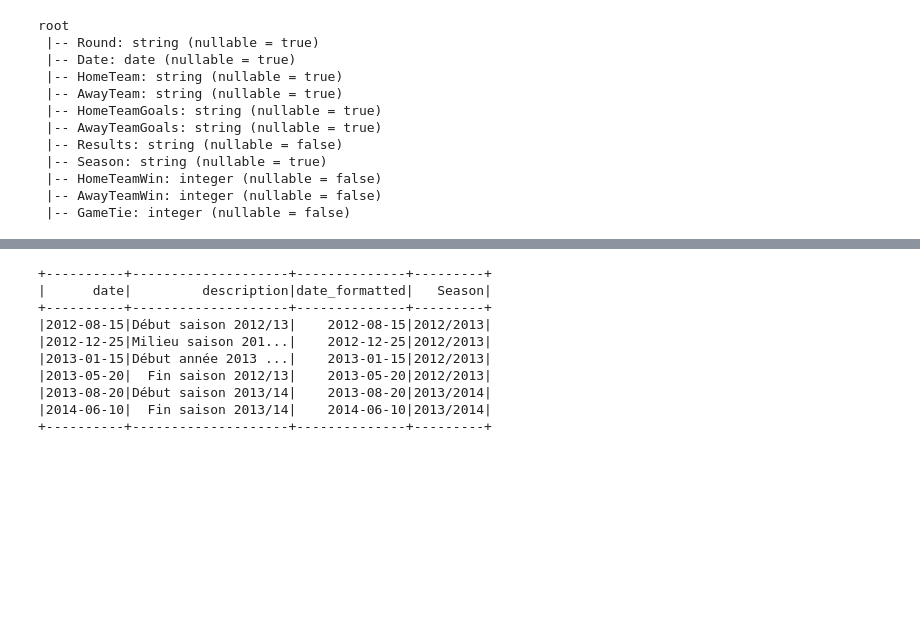
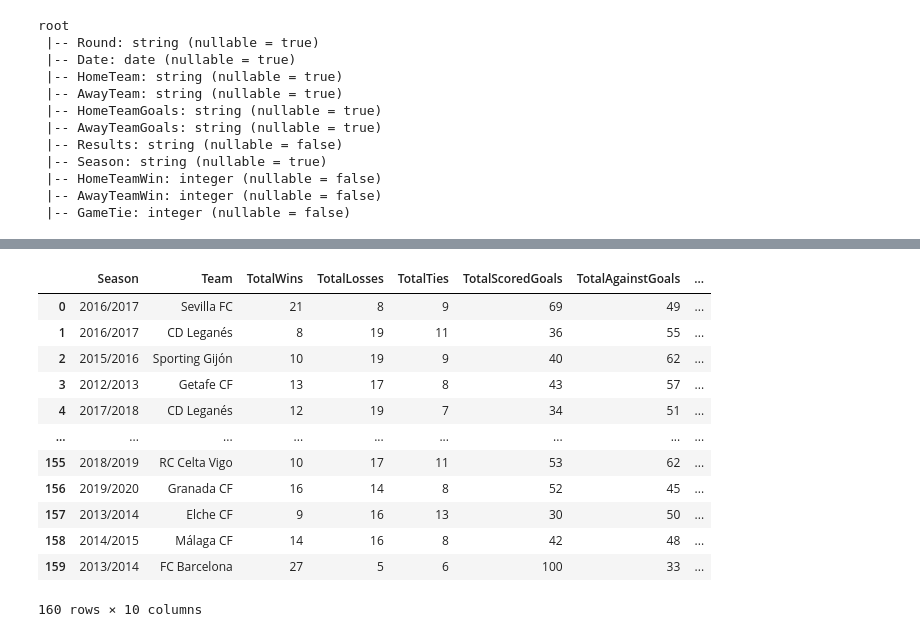
Before and after one commit to mojkej/football_es, a Jupyter notebook: football_es.ipynb, the cells around one changed output, grey strips where cells are left out. Saved outputs shown, nothing was run; the diff lists cells and outputs as text; code cells hidden in the pictures; blank space fills up the shorter version.

```diff
--- a/football_es.ipynb
+++ b/football_es.ipynb
@@ -436,40 +428,19 @@ df_processed.toPandas()
-# %%
-from pyspark.sql import SparkSession
-from pyspark.sql import functions as F
-
-# Données de test avec différentes dates
-test_data = [
-    ("2012-08-15", "Début saison 2012/13"),
-    ("2012-12-25", "Milieu saison 2012/13"),
-    ("2013-01-15", "Début année 2013 - toujours saison 2012/13"),
-    ("2013-05-20", "Fin saison 2012/13"),
-    ("2013-08-20", "Début saison 2013/14"),
-    ("2014-06-10", "Fin saison 2013/14")
-]
-
-columns = ["date", "description"]
-df_test = spark.createDataFrame(test_data, columns)
-
-# Appliquer la logique des saisons
-df_result = (df_test
-             .withColumn("date_formatted", F.to_date(F.col("date"), "yyyy-MM-dd"))
-             .withColumn("Season",
-                         F.when(F.month(F.col("date_formatted")) >= 8,
-                                F.concat(F.year(F.col("date_formatted")), F.lit("/"), (F.year(F.col("date_formatted")) + 1)))
-                         .otherwise(
-                             F.concat((F.year(F.col("date_formatted")) - 1), F.lit("/"), F.year(F.col("date_formatted"))))
-                         )
-             )
-
-df_result.show()
-# %% [output]
-+----------+--------------------+--------------+---------+
-|      date|         description|date_formatted|   Season|
-+----------+--------------------+--------------+---------+
-|2012-08-15|Début saison 2012/13|    2012-08-15|2012/2013|
-|2012-12-25|Milieu saison 201...|    2012-12-25|2012/2013|
-|2013-01-15|Début année 2013 ...|    2013-01-15|2012/2013|
-|2013-05-20|  Fin saison 2012/13|    2013-05-20|2012/2013|
-|2013-08-20|Début saison 2013/14|    2013-08-20|2013/2014|
-|2014-06-10|  Fin saison 2013/14|    2014-06-10|2013/2014|
-+----------+--------------------+--------------+---------+
+# %%
+# drop rows where Season == 2020/2021 because incomplete season
+df_processed_final = df_processed.filter(F.col("Season") != "2020/2021")
+# %%
+df_processed_final.toPandas()
+# %% [output]
+|  | Season | Team | TotalWins | TotalLosses | TotalTies | TotalScoredGoals | TotalAgainstGoals | ... |
+| 0 | 2016/2017 | Sevilla FC | 21 | 8 | 9 | 69 | 49 | ... |
+| 1 | 2016/2017 | CD Leganés | 8 | 19 | 11 | 36 | 55 | ... |
+| 2 | 2015/2016 | Sporting Gijón | 10 | 19 | 9 | 40 | 62 | ... |
+| 3 | 2012/2013 | Getafe CF | 13 | 17 | 8 | 43 | 57 | ... |
+| 4 | 2017/2018 | CD Leganés | 12 | 19 | 7 | 34 | 51 | ... |
+| ... | ... | ... | ... | ... | ... | ... | ... | ... |
+| 155 | 2018/2019 | RC Celta Vigo | 10 | 17 | 11 | 53 | 62 | ... |
+| 156 | 2019/2020 | Granada CF | 16 | 14 | 8 | 52 | 45 | ... |
+| 157 | 2013/2014 | Elche CF | 9 | 16 | 13 | 30 | 50 | ... |
+| 158 | 2014/2015 | Málaga CF | 14 | 16 | 8 | 42 | 48 | ... |
+| 159 | 2013/2014 | FC Barcelona | 27 | 5 | 6 | 100 | 33 | ... |
+160 rows × 10 columns
```
Also changed, not shown: parts of 21 cells of this notebook.
